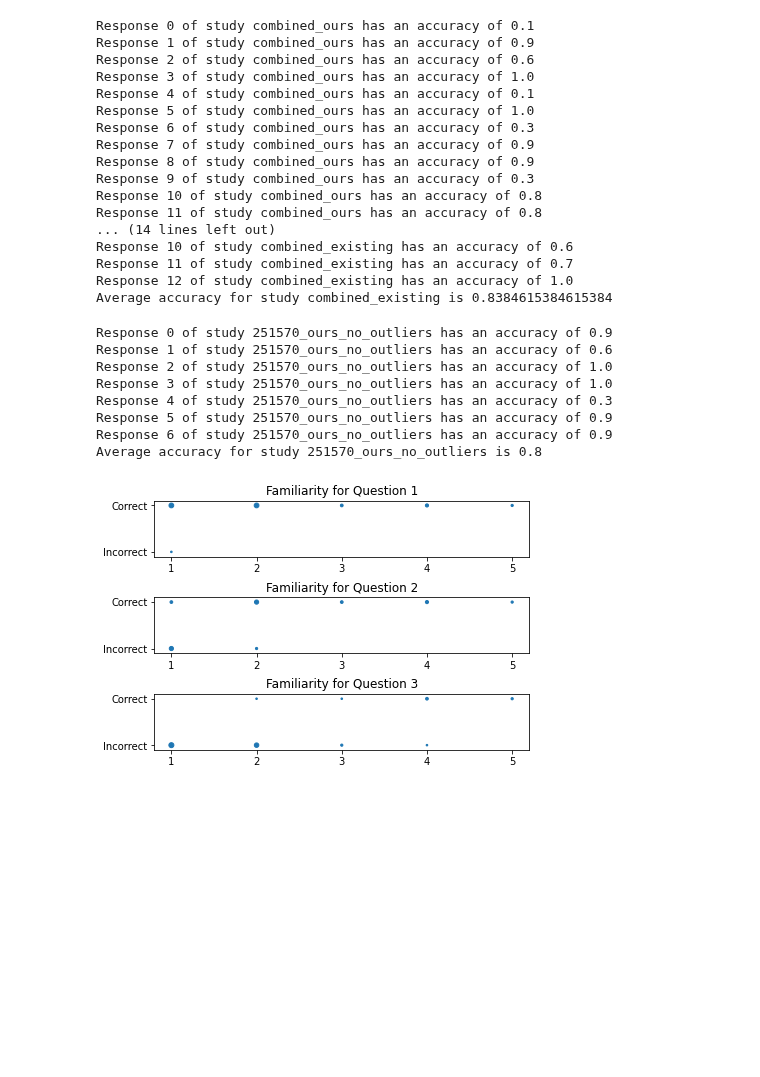
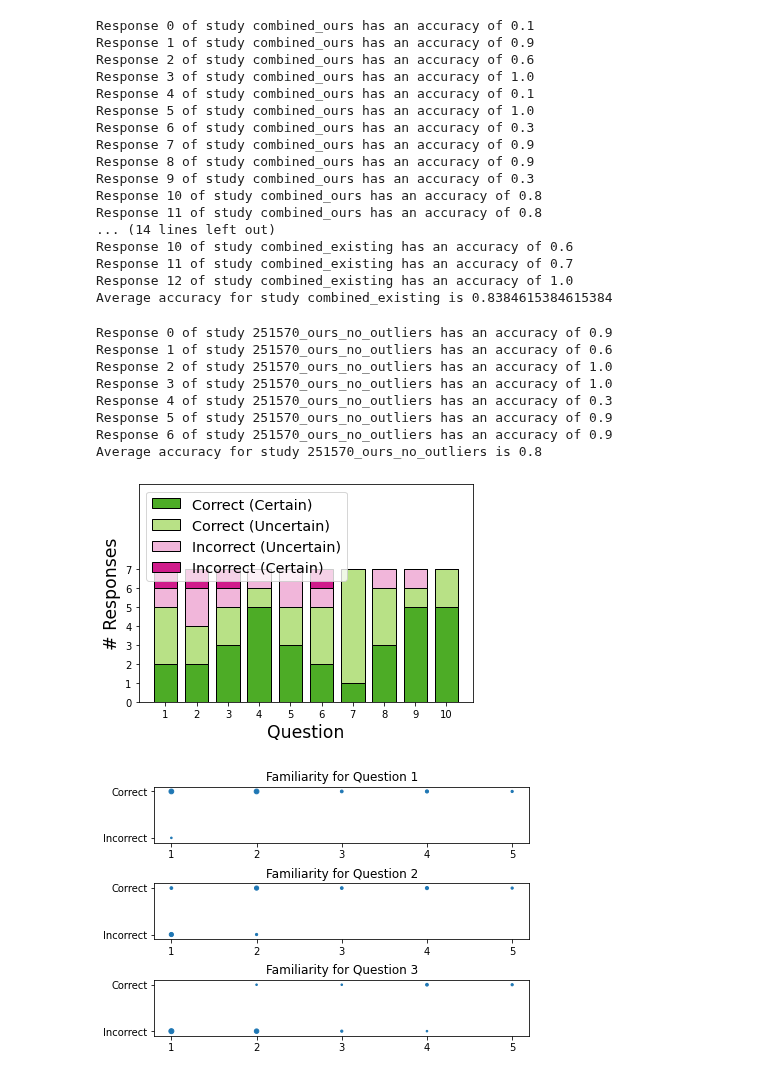
Before and after one commit to florenceboettger/visual-counterfactuals, a Jupyter notebook: study_analysis/study_evaluate.ipynb, the cells around one changed output. Cells and saved outputs as stored; diff of their text form; code cells hidden in the pictures; blank space fills up the shorter version.

```diff
--- a/study_analysis/study_evaluate.ipynb
+++ b/study_analysis/study_evaluate.ipynb
@@ -147,16 +147,20 @@ Response 11 of study combined_existing has an accuracy of 0.7
 Response 12 of study combined_existing has an accuracy of 1.0
 Average accuracy for study combined_existing is 0.8384615384615384
 # %%
-Study(studies[0].truth, "251570_ours_no_outliers", [r for i, r in enumerate(studies[0].responses) if i != 0 and i != 4]).evaluate()
+study_ours_no_outliers = Study(studies[0].truth, "251570_ours_no_outliers", [r for i, r in enumerate(studies[0].responses) if i != 0 and i != 4])
+study_ours_no_outliers.evaluate()
+
+visualize_accuracy(study_ours_no_outliers, max_count=len(study_ours_no_outliers.responses) + 4, legend="upper left")
 # %% [output]
 Response 0 of study 251570_ours_no_outliers has an accuracy of 0.9
 Response 1 of study 251570_ours_no_outliers has an accuracy of 0.6
 Response 2 of study 251570_ours_no_outliers has an accuracy of 1.0
 Response 3 of study 251570_ours_no_outliers has an accuracy of 1.0
 Response 4 of study 251570_ours_no_outliers has an accuracy of 0.3
 Response 5 of study 251570_ours_no_outliers has an accuracy of 0.9
 Response 6 of study 251570_ours_no_outliers has an accuracy of 0.9
 Average accuracy for study 251570_ours_no_outliers is 0.8
+[figure, added]
 # %%
 visualize_familiarity_correlation(studies)
 # %% [output]
```
